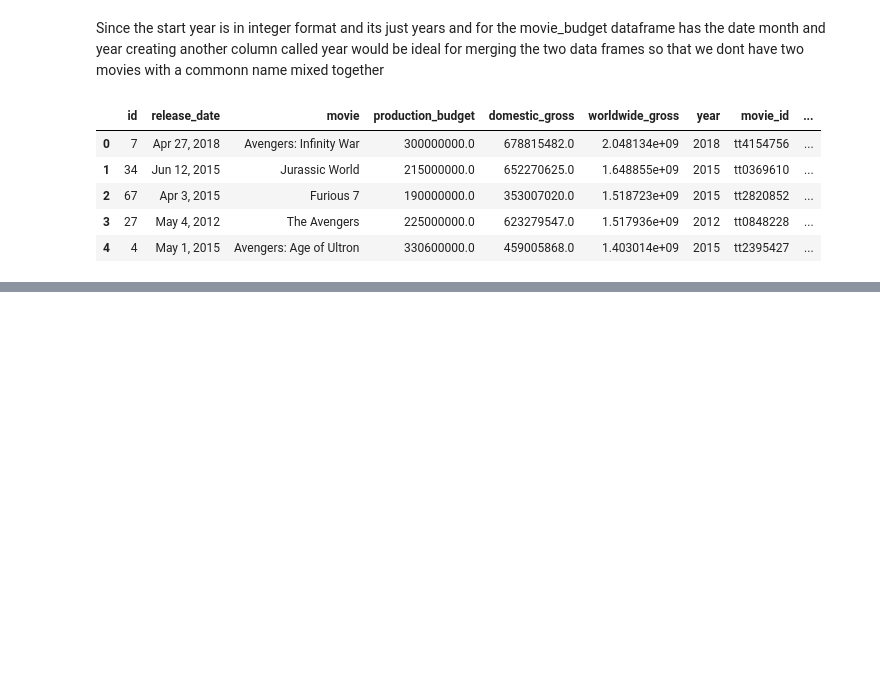
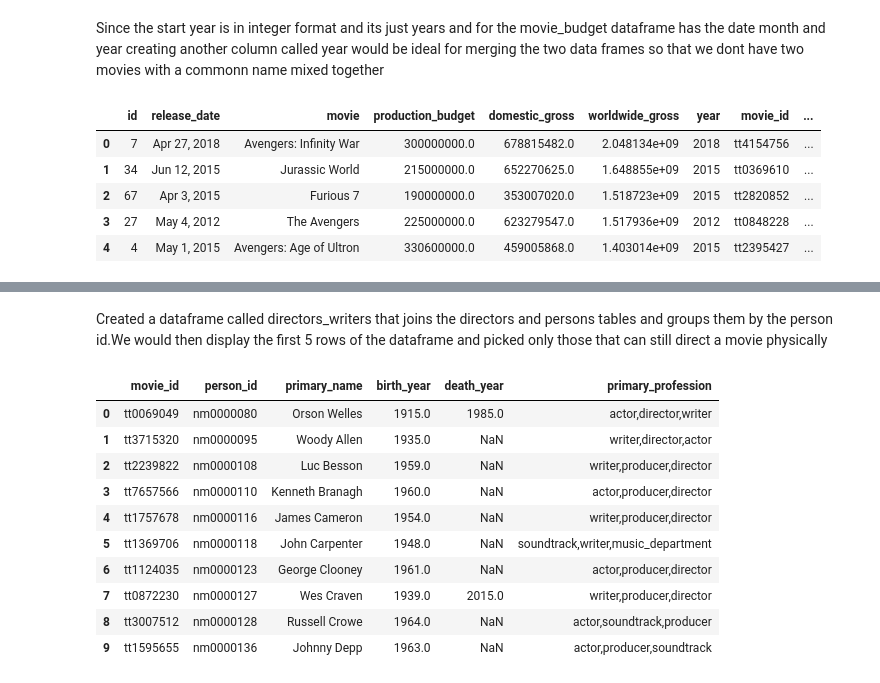
Before and after one commit to GraceRotich/project1-phaseone, a Jupyter notebook: student.ipynb, the cells around one changed output, grey strips where cells are left out. Drawn from its saved outputs; the diff is of its cells as text; code cells hidden in the pictures; blank space fills up the shorter version.

```diff
--- a/student.ipynb
+++ b/student.ipynb
@@ -320,0 +350,22 @@ imdb_budget.head()
+# %% [markdown]
+Created a dataframe called directors_writers that joins the directors and persons tables and groups them by the person id.We would then display the first 5 rows of the dataframe and picked only those that can still direct a movie physically
+# %%
+directors_writers = readsql("""
+        SELECT *
+        FROM directors
+        JOIN persons USING(person_id)
+        GROUP BY person_id
+""")
+directors_writers.head(10)
+# %% [output]
+|  | movie_id | person_id | primary_name | birth_year | death_year | primary_profession |
+| 0 | tt0069049 | nm0000080 | Orson Welles | 1915.0 | 1985.0 | actor,director,writer |
+| 1 | tt3715320 | nm0000095 | Woody Allen | 1935.0 | NaN | writer,director,actor |
+| 2 | tt2239822 | nm0000108 | Luc Besson | 1959.0 | NaN | writer,producer,director |
+| 3 | tt7657566 | nm0000110 | Kenneth Branagh | 1960.0 | NaN | actor,producer,director |
+| 4 | tt1757678 | nm0000116 | James Cameron | 1954.0 | NaN | writer,producer,director |
+| 5 | tt1369706 | nm0000118 | John Carpenter | 1948.0 | NaN | soundtrack,writer,music_department |
+| 6 | tt1124035 | nm0000123 | George Clooney | 1961.0 | NaN | actor,producer,director |
+| 7 | tt0872230 | nm0000127 | Wes Craven | 1939.0 | 2015.0 | writer,producer,director |
+| 8 | tt3007512 | nm0000128 | Russell Crowe | 1964.0 | NaN | actor,soundtrack,producer |
+| 9 | tt1595655 | nm0000136 | Johnny Depp | 1963.0 | NaN | actor,producer,soundtrack |
```
Also changed, not shown: parts of 4 cells of this notebook.
